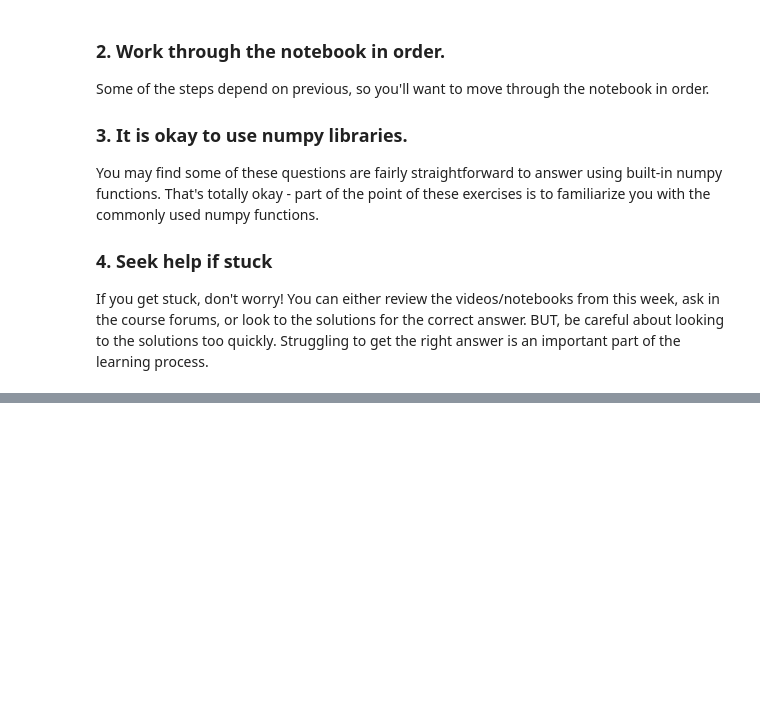
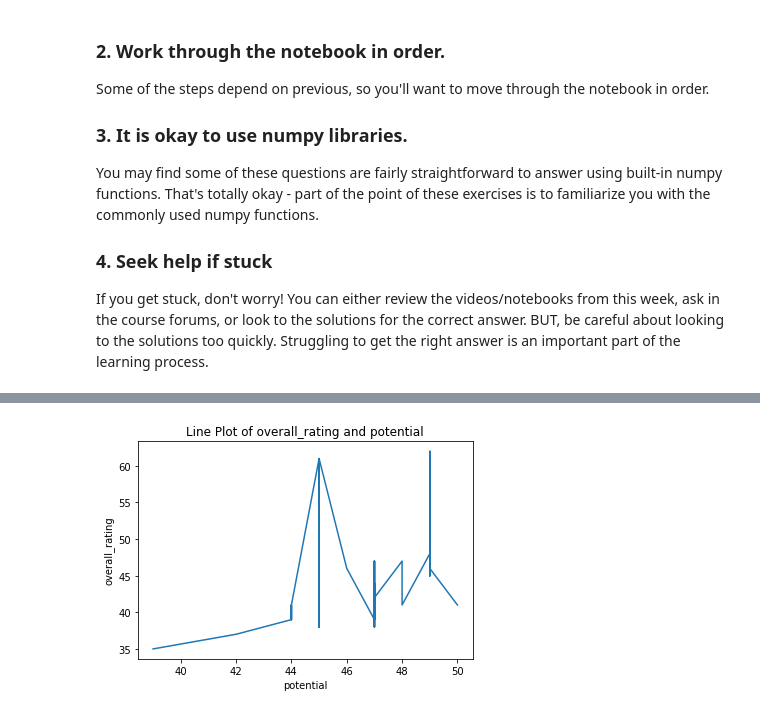
Before and after one commit to words-sdsc/edX, a Jupyter notebook: Exercise Notebooks/matplotlib Exercise Notebook.ipynb, the cells around one changed output, grey strips where cells are left out. Drawn from its saved outputs; the diff is of its cells as text; code cells hidden in the pictures; blank space fills up the shorter version.

```diff
--- a/Exercise Notebooks/matplotlib Exercise Notebook.ipynb
+++ b/Exercise Notebooks/matplotlib Exercise Notebook.ipynb
@@ -32,9 +33,11 @@ import numpy as np
 # %%
 # DO NOT MODIFY
 
-# we will use this dummy matrix for some portions of this exercise.
+# we will use this dataset for some portions of this exercise.
 
 def get_data():
-    return pd.read_csv('../weather/minute_weather.csv')
+    cnx = sqlite3.connect('../database.sqlite')
+    df = pd.read_sql_query("SELECT * FROM Player_Attributes", cnx)
+    return df
 
 df = get_data()
@@ -40,0 +70,26 @@ df = get_data()
+# %%
+# modify this cell
+
+def line_plot(df, x, y):
+    ### BEGIN SOLUTION
+    # switch to a line plot
+    df.sort_values(by=x, inplace=True)
+
+    plt.plot(df[:50][x].values, df[:50][y].values)
+
+    # Label the axes
+    plt.xlabel(x)
+    plt.ylabel(y)
+
+    #label the figure
+    plt.title('Line Plot of %s and %s' % (y, x))
+
+    plt.show()
+    ### END SOLUTION
+# %%
+# DO NOT MODIFY
+
+# your function should give a plot similar to the following:
+line_plot(df, 'potential', 'overall_rating')
+# %% [output]
+[figure, added]
```
Also changed, not shown: parts of 22 cells of this notebook, 2 other files.
